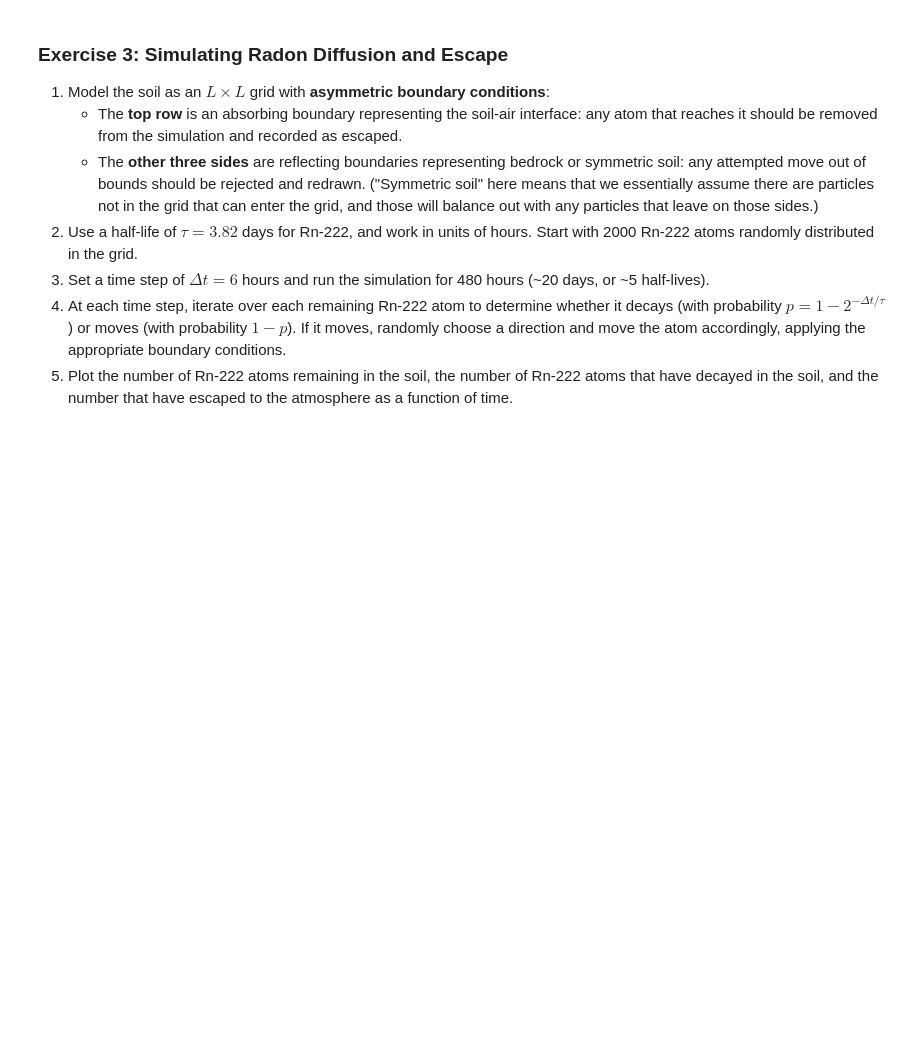
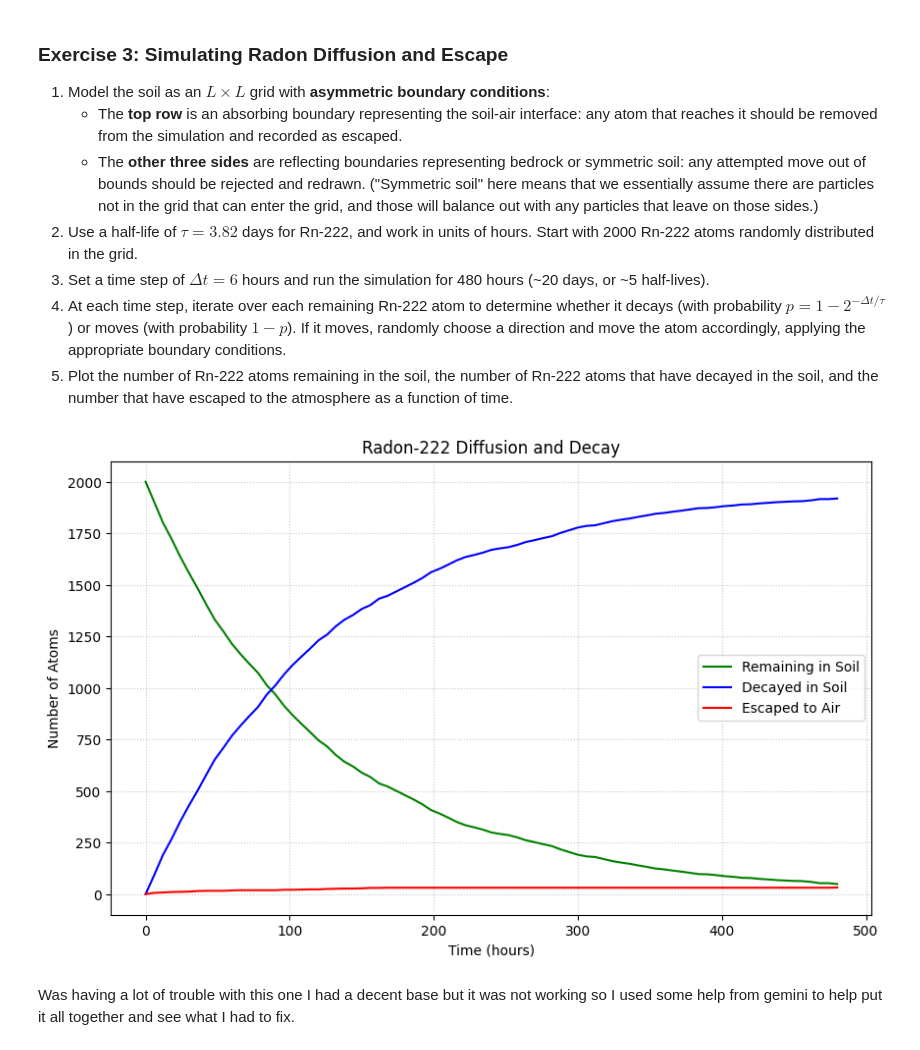
Before and after one commit to ryanmoritz1213/numerical-methods, a Jupyter notebook: assignments/week_11/random_monte_carlo.ipynb, the cells around one changed output. Saved outputs shown, nothing was run; the diff lists cells and outputs as text; code cells hidden in the pictures; blank space fills up the shorter version.

```diff
--- a/assignments/week_11/random_monte_carlo.ipynb
+++ b/assignments/week_11/random_monte_carlo.ipynb
@@ -84,3 +209,66 @@ Each Rn-222 atom therefore has exactly one of three fates:
 5. Plot the number of Rn-222 atoms remaining in the soil, the number of Rn-222 atoms that have decayed in the soil, and the number that have escaped to the atmosphere as a function of time.
 # %%
 #write code for exercise 3 here
+import numpy as np
+import matplotlib.pyplot as plt
+
+N_atoms = 2000
+half_life_hrs = 3.82 * 24
+dt = 6
+total_time = 480
+L = 101
+limit = L // 2
+
+p_decay = 1 - 2**(-dt / half_life_hrs)
+
+# Randomly distribute atoms in the grid
+positions = np.random.randint(-limit, limit + 1, size=(N_atoms, 2))
+
+times = np.arange(0, total_time + dt, dt)
+remaining_soil, decayed_in_soil, escaped_to_air = [], [], []
+
+n_decayed = 0
+n_escaped = 0
+active_mask = np.ones(N_atoms, dtype=bool)
+
+for t in times:
+    remaining_soil.append(np.sum(active_mask))
+    decayed_in_soil.append(n_decayed)
+    escaped_to_air.append(n_escaped)
+
+    indices = np.where(active_mask)[0]
+
+    for idx in indices:
+        if np.random.random() < p_decay:
+            # Atom decays and stays in soil
+            n_decayed += 1
+            active_mask[idx] = False
+        else:
+            # Random walk movement
+            dx, dy = [(0, 1), (0, -1), (-1, 0), (1, 0)][np.random.randint(0, 4)]
+            new_x = positions[idx, 0] + dx
+            new_y = positions[idx, 1] + dy
+
+            # Top boundary check: escape to atmosphere
+            if new_y > limit:
+                n_escaped += 1
+                active_mask[idx] = False
+            # Reflecting boundaries for sides and bottom
+            elif -limit <= new_x <= limit and -limit <= new_y <= limit:
+                positions[idx] = [new_x, new_y]
+
+plt.figure(figsize=(10, 6))
+plt.plot(times, remaining_soil, label='Remaining in Soil', color='green')
+plt.plot(times, decayed_in_soil, label='Decayed in Soil', color='blue')
+plt.plot(times, escaped_to_air, label='Escaped to Air', color='red')
+
+plt.title("Radon-222 Diffusion and Decay")
+plt.xlabel("Time (hours)")
+plt.ylabel("Number of Atoms")
+plt.legend()
+plt.grid(True, linestyle=':', alpha=0.7)
+plt.show()
+# %% [output]
+[figure, added]
+# %% [markdown]
+Was having a lot of trouble with this one I had a decent base but it was not working so I used some help from gemini to help put it all together and see what I had to fix.
```
Also changed, not shown: parts of 5 cells of this notebook, 4 other files.
